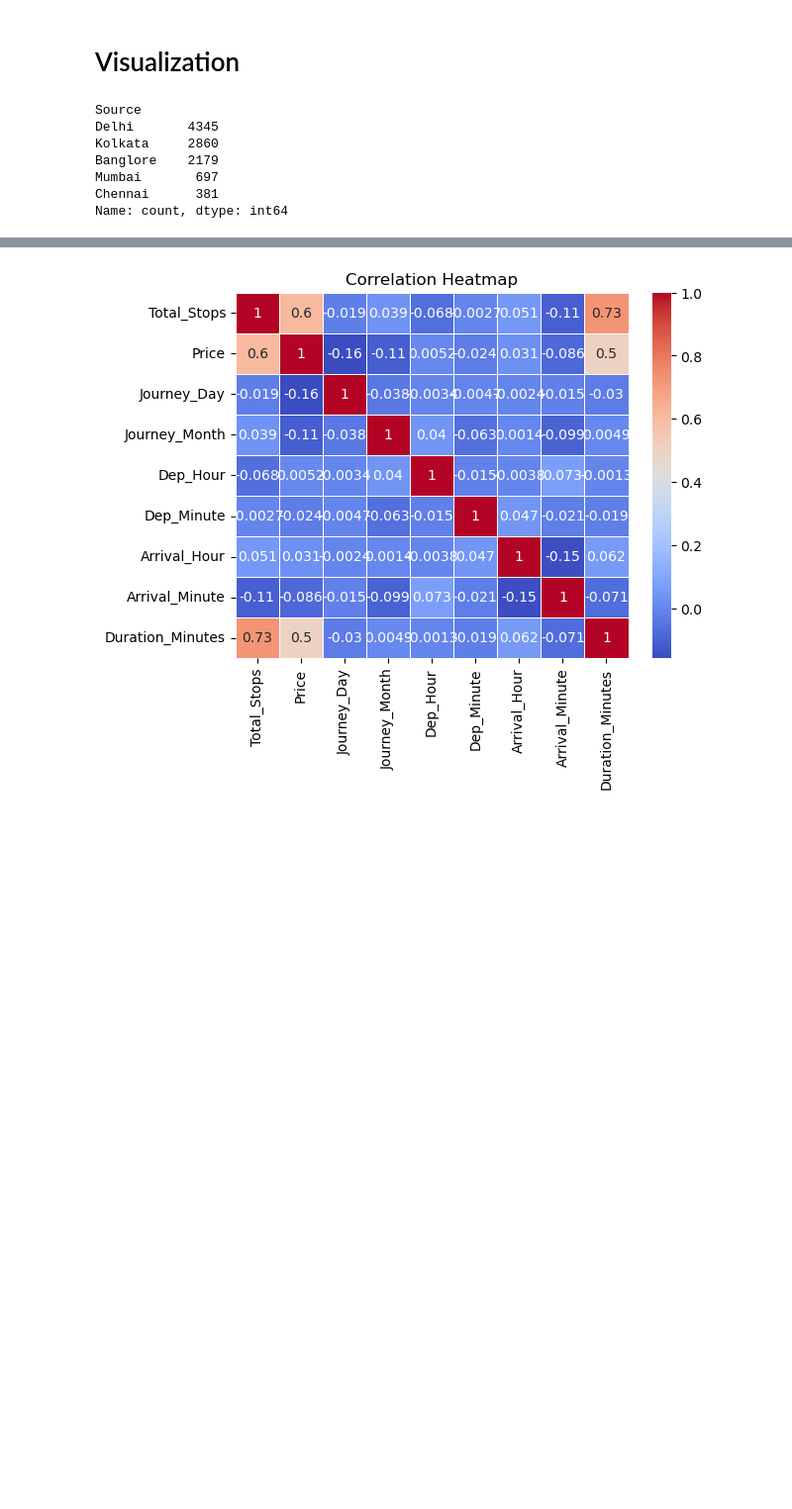
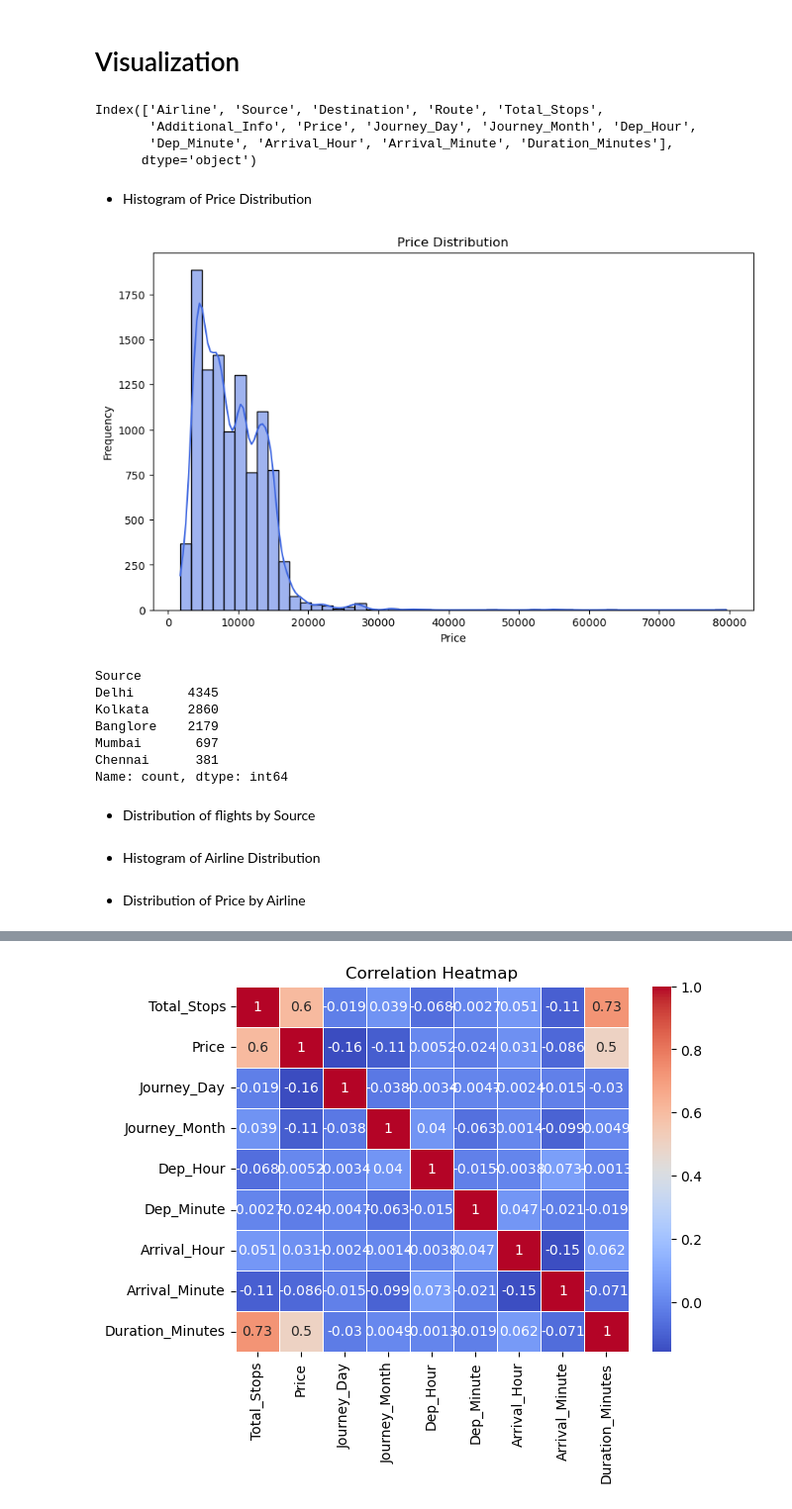
Before and after one commit to HabibaAhmed11111/ML-Airline-Ticket-Price-, a Jupyter notebook: p.ipynb, the cells around one changed output, grey strips where cells are left out. Shown at 99% size. Saved outputs shown, nothing was run; the diff lists cells and outputs as text; code cells hidden in the pictures; blank space fills up the shorter version.

```diff
--- a/p.ipynb
+++ b/p.ipynb
@@ -202,3 +202,23 @@ px.histogram(data_frame=df,x="Airline")
+# %%
+df.columns
+# %% [output]
+Index(['Airline', 'Source', 'Destination', 'Route', 'Total_Stops',
+       'Additional_Info', 'Price', 'Journey_Day', 'Journey_Month', 'Dep_Hour',
+       'Dep_Minute', 'Arrival_Hour', 'Arrival_Minute', 'Duration_Minutes'],
+      dtype='object')
+# %% [markdown]
+* Histogram of Price Distribution
+# %%
+
+# Histogram for Price Distribution
+plt.figure(figsize=(10, 6))
+sns.histplot(df['Price'], bins=50, kde=True, color='royalblue')
+plt.title('Price Distribution')
+plt.xlabel('Price')
+plt.ylabel('Frequency')
+plt.show()
+# %% [output]
+[figure, added]
 # %%
 df["Source"].value_counts()
 # %% [output]
@@ -209,3 +229,5 @@ Banglore    2179
 Mumbai       697
 Chennai      381
 Name: count, dtype: int64
+# %% [markdown]
+* Distribution of flights by Source
@@ -212 +246,3 @@ Name: count, dtype: int64
+# %% [markdown]
+* Histogram of Airline Distribution
 # %%
@@ -213,0 +250,2 @@ px.histogram(data_frame=df,x="Source")
+# %% [markdown]
+* Distribution of Price by Airline
```
Also changed, not shown: parts of 39 cells of this notebook.
